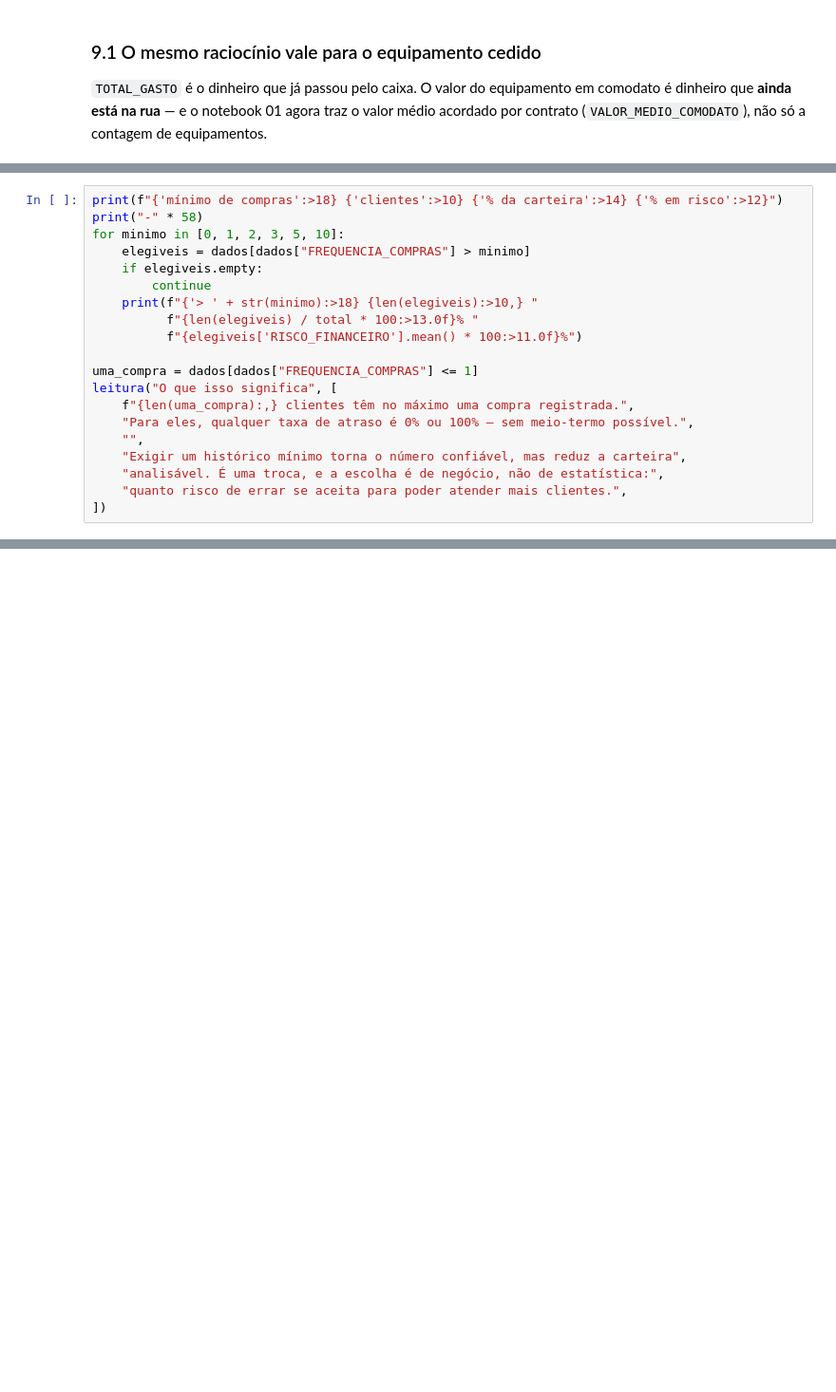
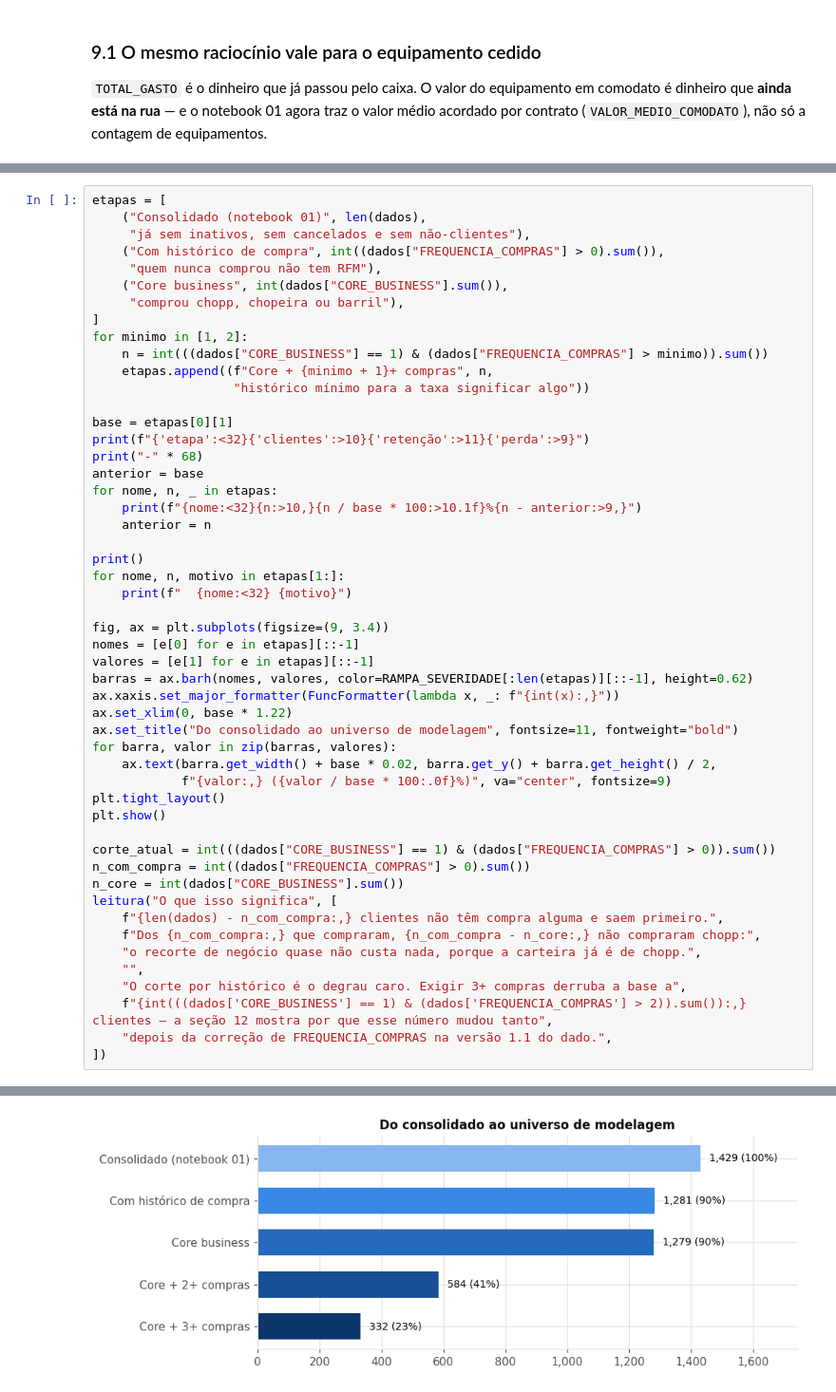
Before and after one commit to Brunofsaraujo/CDN_ProjetoIntegrador6, a Jupyter notebook: Desenvolvimento/notebooks/Chopp_Risco_03_EDA_v1.0.ipynb, the cells around one changed output, grey strips where cells are left out. Shown at 95% size. Drawn from its saved outputs; the diff is of its cells as text; blank space fills up the shorter version.

Commit message:
CDN: Atualizacao notebooks com refinamento

```diff
--- a/Desenvolvimento/notebooks/Chopp_Risco_03_EDA_v1.0.ipynb
+++ b/Desenvolvimento/notebooks/Chopp_Risco_03_EDA_v1.0.ipynb
@@ -699,20 +803,0 @@ definir quem entra no modelo.
-# %%
-print(f"{'mínimo de compras':>18} {'clientes':>10} {'% da carteira':>14} {'% em risco':>12}")
-print("-" * 58)
-for minimo in [0, 1, 2, 3, 5, 10]:
-    elegiveis = dados[dados["FREQUENCIA_COMPRAS"] > minimo]
-    if elegiveis.empty:
-        continue
-    print(f"{'> ' + str(minimo):>18} {len(elegiveis):>10,} "
-          f"{len(elegiveis) / total * 100:>13.0f}% "
-          f"{elegiveis['RISCO_FINANCEIRO'].mean() * 100:>11.0f}%")
-
-uma_compra = dados[dados["FREQUENCIA_COMPRAS"] <= 1]
-leitura("O que isso significa", [
-    f"{len(uma_compra):,} clientes têm no máximo uma compra registrada.",
-    "Para eles, qualquer taxa de atraso é 0% ou 100% — sem meio-termo possível.",
-    "",
-    "Exigir um histórico mínimo torna o número confiável, mas reduz a carteira",
-    "analisável. É uma troca, e a escolha é de negócio, não de estatística:",
-    "quanto risco de errar se aceita para poder atender mais clientes.",
-])
@@ -718,0 +815,52 @@ leitura("O que isso significa", [
+# %%
+etapas = [
+    ("Consolidado (notebook 01)", len(dados),
+     "já sem inativos, sem cancelados e sem não-clientes"),
+    ("Com histórico de compra", int((dados["FREQUENCIA_COMPRAS"] > 0).sum()),
+     "quem nunca comprou não tem RFM"),
+    ("Core business", int(dados["CORE_BUSINESS"].sum()),
+     "comprou chopp, chopeira ou barril"),
+]
+for minimo in [1, 2]:
+    n = int(((dados["CORE_BUSINESS"] == 1) & (dados["FREQUENCIA_COMPRAS"] > minimo)).sum())
+    etapas.append((f"Core + {minimo + 1}+ compras", n,
+                   "histórico mínimo para a taxa significar algo"))
+
+base = etapas[0][1]
+print(f"{'etapa':<32}{'clientes':>10}{'retenção':>11}{'perda':>9}")
+print("-" * 68)
+anterior = base
+for nome, n, _ in etapas:
+    print(f"{nome:<32}{n:>10,}{n / base * 100:>10.1f}%{n - anterior:>9,}")
+    anterior = n
+
+print()
+for nome, n, motivo in etapas[1:]:
+    print(f"  {nome:<32} {motivo}")
+
+fig, ax = plt.subplots(figsize=(9, 3.4))
+nomes = [e[0] for e in etapas][::-1]
+valores = [e[1] for e in etapas][::-1]
+barras = ax.barh(nomes, valores, color=RAMPA_SEVERIDADE[:len(etapas)][::-1], height=0.62)
+ax.xaxis.set_major_formatter(FuncFormatter(lambda x, _: f"{int(x):,}"))
+ax.set_xlim(0, base * 1.22)
+ax.set_title("Do consolidado ao universo de modelagem", fontsize=11, fontweight="bold")
+for barra, valor in zip(barras, valores):
+    ax.text(barra.get_width() + base * 0.02, barra.get_y() + barra.get_height() / 2,
+            f"{valor:,} ({valor / base * 100:.0f}%)", va="center", fontsize=9)
+plt.tight_layout()
+plt.show()
+
+corte_atual = int(((dados["CORE_BUSINESS"] == 1) & (dados["FREQUENCIA_COMPRAS"] > 0)).sum())
+n_com_compra = int((dados["FREQUENCIA_COMPRAS"] > 0).sum())
+n_core = int(dados["CORE_BUSINESS"].sum())
+leitura("O que isso significa", [
+    f"{len(dados) - n_com_compra:,} clientes não têm compra alguma e saem primeiro.",
+    f"Dos {n_com_compra:,} que compraram, {n_com_compra - n_core:,} não compraram chopp:",
+    "o recorte de negócio quase não custa nada, porque a carteira já é de chopp.",
+    "",
+    "O corte por histórico é o degrau caro. Exigir 3+ compras derruba a base a",
+    f"{int(((dados['CORE_BUSINESS'] == 1) & (dados['FREQUENCIA_COMPRAS'] > 2)).sum()):,} clientes — a seção 12 mostra por que esse número mudou tanto",
+    "depois da correção de FREQUENCIA_COMPRAS na versão 1.1 do dado.",
+])
+# %% [output]
@@ -718,0 +879 @@ leitura("O que isso significa", [
+[figure, added]
```
Also changed, not shown: parts of 25 cells of this notebook, 10 other files.
